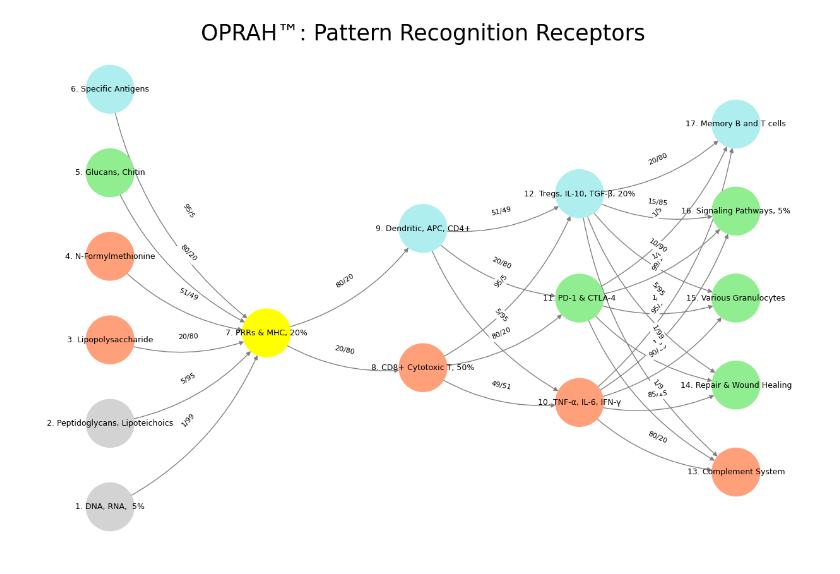
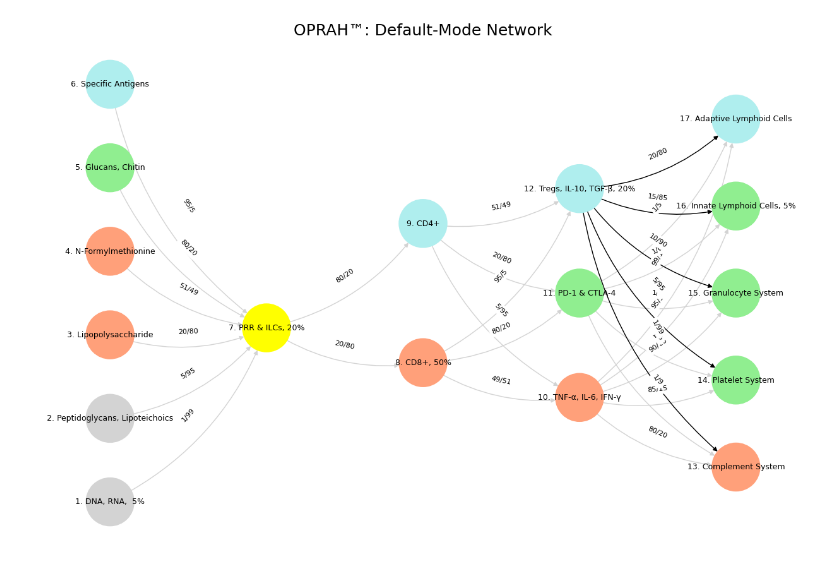
Before and after one commit to abikesa/matrix, a Jupyter notebook: kitabo/ensi/_build/jupyter_execute/act1/chapter3.ipynb, the cells around one changed output. Cells and saved outputs as stored; diff of their text form; code cells hidden in the pictures.

Commit message:
update network

````diff
--- a/kitabo/ensi/_build/jupyter_execute/act1/chapter3.ipynb
+++ b/kitabo/ensi/_build/jupyter_execute/act1/chapter3.ipynb
@@ -36,58 +36,68 @@ import networkx as nx
 # Define the neural network layers
 def define_layers():
     return {
-        'Suis': ['DNA, RNA,  5%', 'Peptidoglycans, Lipoteichoics', 'Lipopolysaccharide', 'N-Formylmethionine', "Glucans, Chitin", 'Specific Antigens'],  # Static
-        'Voir': ['PRRs & MHC, 20%'],
-        'Choisis': ['CD8+ Cytotoxic T, 50%', 'Dendritic, APC, CD4+'],
+        'Suis': ['DNA, RNA,  5%', 'Peptidoglycans, Lipoteichoics', 'Lipopolysaccharide', 'N-Formylmethionine', "Glucans, Chitin", 'Specific Antigens'],
+        'Voir': ['PRR & ILCs, 20%'],
+        'Choisis': ['CD8+, 50%', 'CD4+'],
         'Deviens': ['TNF-α, IL-6, IFN-γ', 'PD-1 & CTLA-4', 'Tregs, IL-10, TGF-β, 20%'],
-        "M'èléve": ['Complement System', 'Repair & Wound Healing', 'Various Granulocytes', 'Signaling Pathways, 5%', 'Memory B and T cells']
+        "M'èléve": ['Complement System', 'Platelet System', 'Granulocyte System', 'Innate Lymphoid Cells, 5%', 'Adaptive Lymphoid Cells']
     }
 
 # Assign colors to nodes
 def assign_colors():
     color_map = {
-        'yellow': ['PRRs & MHC, 20%'],
-        'paleturquoise': ['Specific Antigens', 'Dendritic, APC, CD4+', 'Tregs, IL-10, TGF-β, 20%', 'Memory B and T cells'],
-        'lightgreen': ["Glucans, Chitin", 'PD-1 & CTLA-4', 'Repair & Wound Healing', 'Signaling Pathways, 5%', 'Various Granulocytes'],
-        'lightsalmon': ['Lipopolysaccharide', 'N-Formylmethionine', 'CD8+ Cytotoxic T, 50%', 'TNF-α, IL-6, IFN-γ', 'Complement System'],
+        'yellow': ['PRR & ILCs, 20%'],
+        'paleturquoise': ['Specific Antigens', 'CD4+', 'Tregs, IL-10, TGF-β, 20%', 'Adaptive Lymphoid Cells'],
+        'lightgreen': ["Glucans, Chitin", 'PD-1 & CTLA-4', 'Platelet System', 'Innate Lymphoid Cells, 5%', 'Granulocyte System'],
+        'lightsalmon': ['Lipopolysaccharide', 'N-Formylmethionine', 'CD8+, 50%', 'TNF-α, IL-6, IFN-γ', 'Complement System'],
     }
     return {node: color for color, nodes in color_map.items() for node in nodes}
 
-# Define edge weights (hardcoded for editing)
+# Define edge weights
 def define_edges():
     return {
-        ('DNA, RNA,  5%', 'PRRs & MHC, 20%'): '1/99',
-        ('Peptidoglycans, Lipoteichoics', 'PRRs & MHC, 20%'): '5/95',
-        ('Lipopolysaccharide', 'PRRs & MHC, 20%'): '20/80',
-        ('N-Formylmethionine', 'PRRs & MHC, 20%'): '51/49',
-        ("Glucans, Chitin", 'PRRs & MHC, 20%'): '80/20',
-        ('Specific Antigens', 'PRRs & MHC, 20%'): '95/5',
-        ('PRRs & MHC, 20%', 'CD8+ Cytotoxic T, 50%'): '20/80',
-        ('PRRs & MHC, 20%', 'Dendritic, APC, CD4+'): '80/20',
-        ('CD8+ Cytotoxic T, 50%', 'TNF-α, IL-6, IFN-γ'): '49/51',
-        ('CD8+ Cytotoxic T, 50%', 'PD-1 & CTLA-4'): '80/20',
-        ('CD8+ Cytotoxic T, 50%', 'Tregs, IL-10, TGF-β, 20%'): '95/5',
-        ('Dendritic, APC, CD4+', 'TNF-α, IL-6, IFN-γ'): '5/95',
-        ('Dendritic, APC, CD4+', 'PD-1 & CTLA-4'): '20/80',
-        ('Dendritic, APC, CD4+', 'Tregs, IL-10, TGF-β, 20%'): '51/49',
+        ('DNA, RNA,  5%', 'PRR & ILCs, 20%'): '1/99',
+        ('Peptidoglycans, Lipoteichoics', 'PRR & ILCs, 20%'): '5/95',
+        ('Lipopolysaccharide', 'PRR & ILCs, 20%'): '20/80',
+        ('N-Formylmethionine', 'PRR & ILCs, 20%'): '51/49',
+        ("Glucans, Chitin", 'PRR & ILCs, 20%'): '80/20',
+        ('Specific Antigens', 'PRR & ILCs, 20%'): '95/5',
+        ('PRR & ILCs, 20%', 'CD8+, 50%'): '20/80',
+        ('PRR & ILCs, 20%', 'CD4+'): '80/20',
+        ('CD8+, 50%', 'TNF-α, IL-6, IFN-γ'): '49/51',
+        ('CD8+, 50%', 'PD-1 & CTLA-4'): '80/20',
+        ('CD8+, 50%', 'Tregs, IL-10, TGF-β, 20%'): '95/5',
+        ('CD4+', 'TNF-α, IL-6, IFN-γ'): '5/95',
+        ('CD4+', 'PD-1 & CTLA-4'): '20/80',
+        ('CD4+', 'Tregs, IL-10, TGF-β, 20%'): '51/49',
         ('TNF-α, IL-6, IFN-γ', 'Complement System'): '80/20',
-        ('TNF-α, IL-6, IFN-γ', 'Repair & Wound Healing'): '85/15',
-        ('TNF-α, IL-6, IFN-γ', 'Various Granulocytes'): '90/10',
-        ('TNF-α, IL-6, IFN-γ', 'Signaling Pathways, 5%'): '95/5',
-        ('TNF-α, IL-6, IFN-γ', 'Memory B and T cells'): '99/1',
+        ('TNF-α, IL-6, IFN-γ', 'Platelet System'): '85/15',
+        ('TNF-α, IL-6, IFN-γ', 'Granulocyte System'): '90/10',
+        ('TNF-α, IL-6, IFN-γ', 'Innate Lymphoid Cells, 5%'): '95/5',
+        ('TNF-α, IL-6, IFN-γ', 'Adaptive Lymphoid Cells'): '99/1',
         ('PD-1 & CTLA-4', 'Complement System'): '1/9',
-        ('PD-1 & CTLA-4', 'Repair & Wound Healing'): '1/8',
-        ('PD-1 & CTLA-4', 'Various Granulocytes'): '1/7',
-        ('PD-1 & CTLA-4', 'Signaling Pathways, 5%'): '1/6',
-        ('PD-1 & CTLA-4', 'Memory B and T cells'): '1/5',
+        ('PD-1 & CTLA-4', 'Platelet System'): '1/8',
+        ('PD-1 & CTLA-4', 'Granulocyte System'): '1/7',
+        ('PD-1 & CTLA-4', 'Innate Lymphoid Cells, 5%'): '1/6',
+        ('PD-1 & CTLA-4', 'Adaptive Lymphoid Cells'): '1/5',
         ('Tregs, IL-10, TGF-β, 20%', 'Complement System'): '1/99',
-        ('Tregs, IL-10, TGF-β, 20%', 'Repair & Wound Healing'): '5/95',
-        ('Tregs, IL-10, TGF-β, 20%', 'Various Granulocytes'): '10/90',
-        ('Tregs, IL-10, TGF-β, 20%', 'Signaling Pathways, 5%'): '15/85',
-        ('Tregs, IL-10, TGF-β, 20%', 'Memory B and T cells'): '20/80'
+        ('Tregs, IL-10, TGF-β, 20%', 'Platelet System'): '5/95',
+        ('Tregs, IL-10, TGF-β, 20%', 'Granulocyte System'): '10/90',
+        ('Tregs, IL-10, TGF-β, 20%', 'Innate Lymphoid Cells, 5%'): '15/85',
+        ('Tregs, IL-10, TGF-β, 20%', 'Adaptive Lymphoid Cells'): '20/80'
     }
 
-# Calculate positions for nodes
+# Define edges to be highlighted in black
+def define_black_edges():
+    return {
+        ('Tregs, IL-10, TGF-β, 20%', 'Complement System'): '1/99',
+        ('Tregs, IL-10, TGF-β, 20%', 'Platelet System'): '5/95',
+        ('Tregs, IL-10, TGF-β, 20%', 'Granulocyte System'): '10/90',
+        ('Tregs, IL-10, TGF-β, 20%', 'Innate Lymphoid Cells, 5%'): '15/85',
+        ('Tregs, IL-10, TGF-β, 20%', 'Adaptive Lymphoid Cells'): '20/80'
+    }
+
+# Calculate node positions
 def calculate_positions(layer, x_offset):
     y_positions = np.linspace(-len(layer) / 2, len(layer) / 2, len(layer))
     return [(x_offset, y) for y in y_positions]
@@ -97,6 +107,8 @@ def visualize_nn():
     layers = define_layers()
     colors = assign_colors()
     edges = define_edges()
+    black_edges = define_black_edges()
+
     G = nx.DiGraph()
     pos = {}
     node_colors = []
@@ -111,36 +123,38 @@ def visualize_nn():
 
     # Add nodes with new numbered labels and assign positions
     for i, (layer_name, nodes) in enumerate(layers.items()):
         positions = calculate_positions(nodes, x_offset=i * 2)
         for node, position in zip(nodes, positions):
             new_node = mapping[node]
             G.add_node(new_node, layer=layer_name)
             pos[new_node] = position
             node_colors.append(colors.get(node, 'lightgray'))
 
     # Add edges with updated node labels
+    edge_colors = []
     for (source, target), weight in edges.items():
         if source in mapping and target in mapping:
             new_source = mapping[source]
             new_target = mapping[target]
             G.add_edge(new_source, new_target, weight=weight)
+            edge_colors.append('black' if (source, target) in black_edges else 'lightgrey')
 
     # Draw the graph
     plt.figure(figsize=(12, 8))
     edges_labels = {(u, v): d["weight"] for u, v, d in G.edges(data=True)}
 
     nx.draw(
-        G, pos, with_labels=True, node_color=node_colors, edge_color='gray',
+        G, pos, with_labels=True, node_color=node_colors, edge_color=edge_colors,
         node_size=3000, font_size=9, connectionstyle="arc3,rad=0.2"
     )
     nx.draw_networkx_edge_labels(G, pos, edge_labels=edges_labels, font_size=8)
-    plt.title("OPRAH™: Pattern Recognition Receptors", fontsize=25)
+    plt.title("OPRAH™: Default-Mode Network", fontsize=18)
     plt.show()
 
 # Run the visualization
 visualize_nn()
 # %% [output]
-[figure, old version]
+[figure, new version]
 # %% [markdown]
 ```{figure} ../figures/blanche.*
 ---
````
Also changed, not shown: 7 other files.
